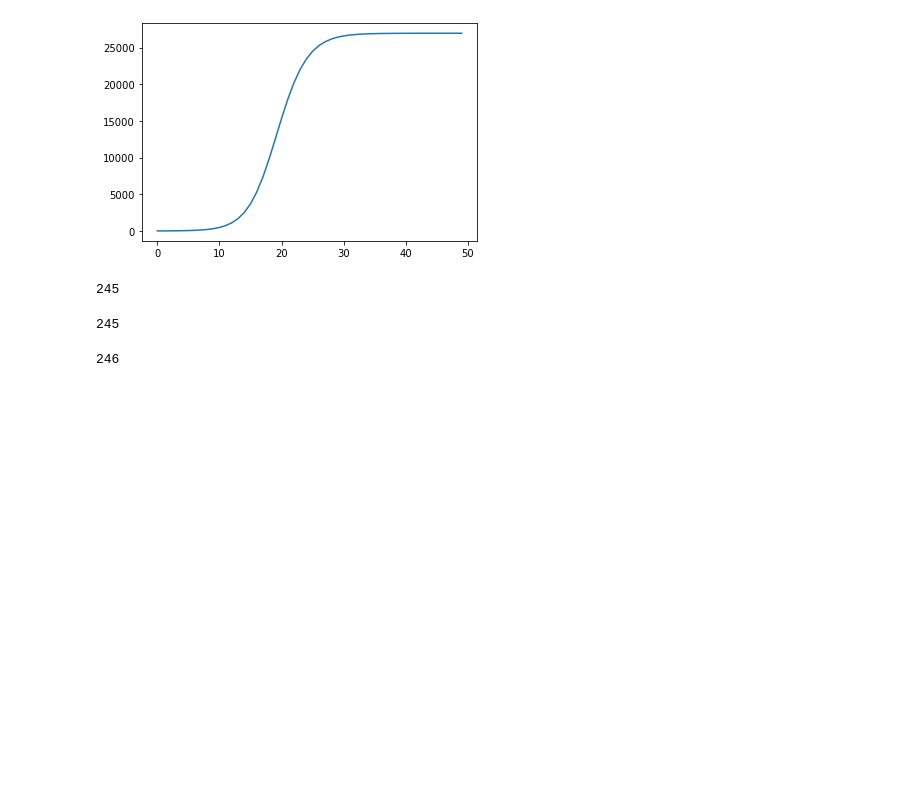
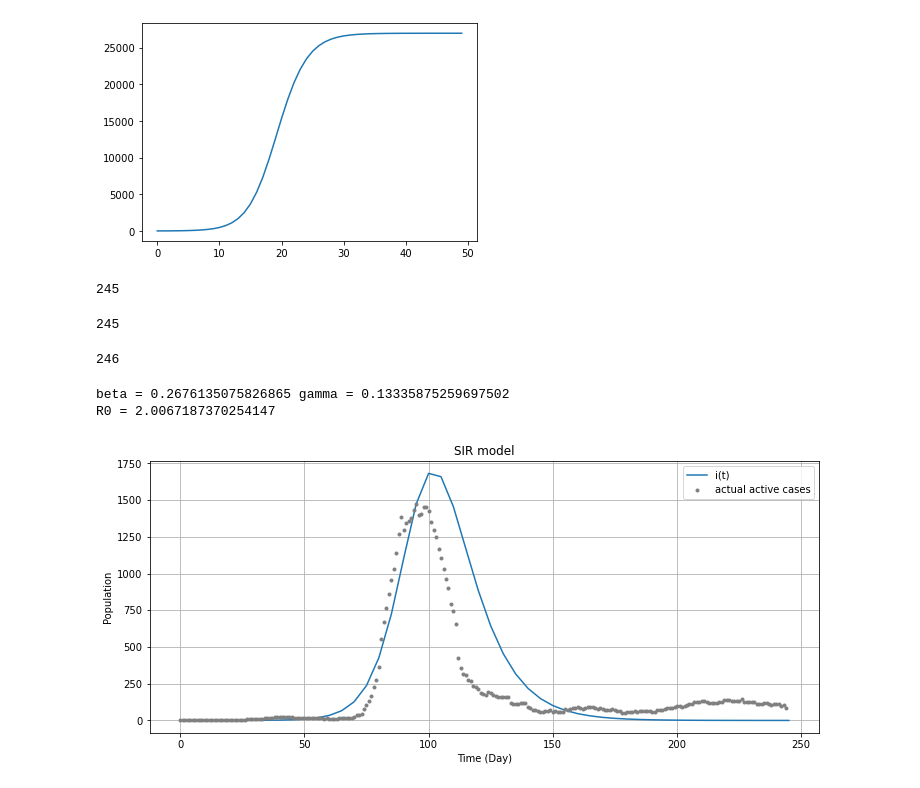
Before and after one commit to parinyad123/covidReport, a Jupyter notebook: covid19.ipynb, the cells around one changed output. Cells and saved outputs as stored; diff of their text form; code cells hidden in the pictures; blank space fills up the shorter version.

Commit message:
log likelihood

```diff
--- a/covid19.ipynb
+++ b/covid19.ipynb
@@ -214,3 +215,44 @@ t= np.linspace(0,len(df))
 n_train
 # %% [output]
 246
+# %%
+S0 = 11000
+I0 = .010
+R0 = 0
+# n_train = 100
+n_train = len(df)
+x_train = np.arange(0,daily_active_case[:n_train].shape[0])
+y_train = daily_active_case[:n_train].to_numpy()
+initial_param = [0.1,0.1] #init beta and gamma
+mle = minimize(sum_negative_log_likelihood_poisson,
+    initial_param,args=(y_train),#method='Nelder-Mead'
+    method='L-BFGS-B',bounds=[(0.000001, 5), (0.00001, 5)])
+beta, gamma = mle.x
+print('beta = '+str(beta)+ ' gamma = '+str(gamma))
+print('R0 = '+str(beta/gamma))
+
+#Time vector
+# t= np.linspace(0,150)
+t= np.linspace(0,len(df))
+
+#Result
+solution = integrate.odeint(SIR_model_freq,[S0,I0,R0],t,args=(beta,gamma))
+solution = np.array(solution)
+
+#plot
+plt.figure(figsize=(12,5))
+# plt.plot(t,solution[:,0],label ="s(t)")
+plt.plot(t,solution[:,1],label ="i(t)")
+# plt.plot(t,solution[:,2],label ="r(t)")
+plt.plot(x_train, y_train, 'o',color='grey',markersize = 3,label='actual active cases')
+# plt.plot(t, y_train, 'o',color='grey',markersize = 3,label='actual active cases')
+plt.grid()
+plt.legend()
+plt.xlabel("Time (Day)")
+plt.ylabel("Population")
+plt.title("SIR model")
+plt.show()
+# %% [output]
+beta = 0.2676135075826865 gamma = 0.13335875259697502
+R0 = 2.0067187370254147
+[figure, added]
```
Also changed, not shown: parts of 1 cell of this notebook.
